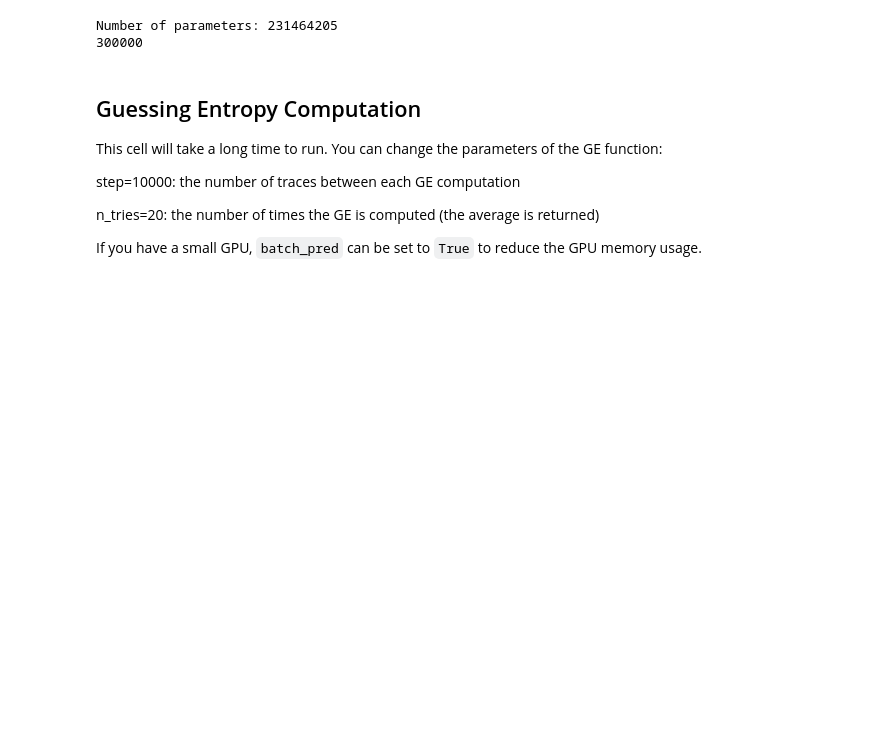
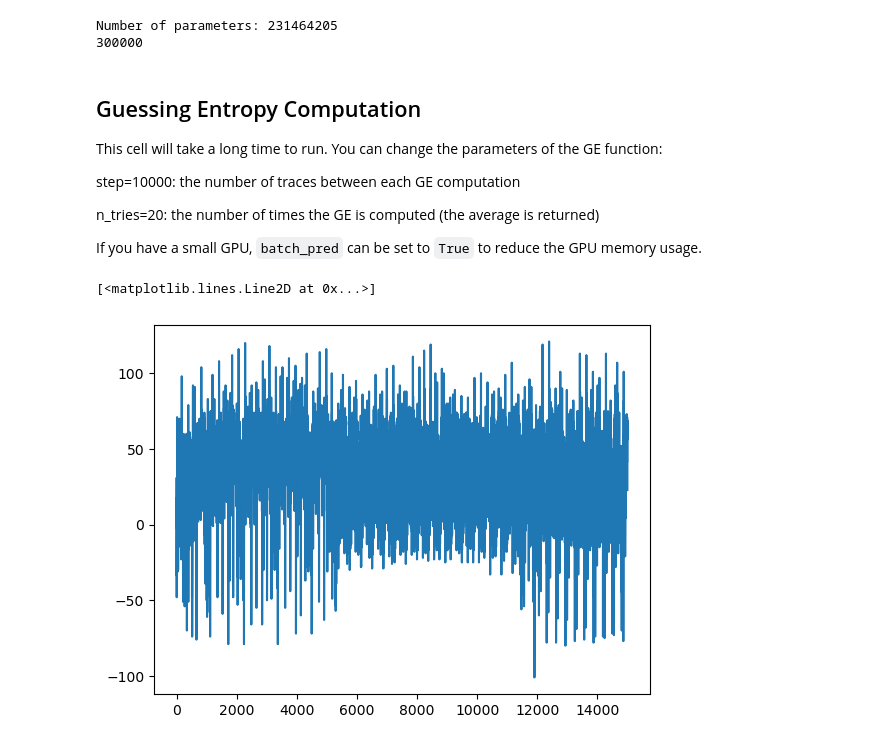
Before and after one commit to ThalesGroup/Scoop, a Jupyter notebook: examples/ascadv2_attack.ipynb, the cells around one changed output. Drawn from its saved outputs; the diff is of its cells as text; code cells hidden in the pictures; blank space fills up the shorter version.

```diff
--- a/examples/ascadv2_attack.ipynb
+++ b/examples/ascadv2_attack.ipynb
@@ -121,6 +121,18 @@ step=10000: the number of traces between each GE computation
 n_tries=20: the number of times the GE is computed (the average is returned)
 
 If you have a small GPU, `batch_pred` can be set to `True` to reduce the GPU memory usage.
+# %%
+X_attack[99999] = X_attack[99998]
+X_attack[199999] = X_attack[199998]
+X_attack[299999] = X_attack[299998]
+new_pts[99999] = new_pts[99998]
+new_pts[199999] = new_pts[199998]
+new_pts[299999] = new_pts[299998]
+plt.figure()
+plt.plot(X_attack[299999])
+# %% [output]
+[<matplotlib.lines.Line2D at 0x...>]
+[figure, added]
 # %%
 GE_scoop, n_attacks =  guessing_entropy(best_model, X_attack, new_pts, sbox, device, true_key, n_bits=8, n_tries=20, n_attack=300000, verbose=True, step=10000, batch_pred=True)
 # %%
```
Also changed, not shown: parts of 4 cells of this notebook, 1 other file.
